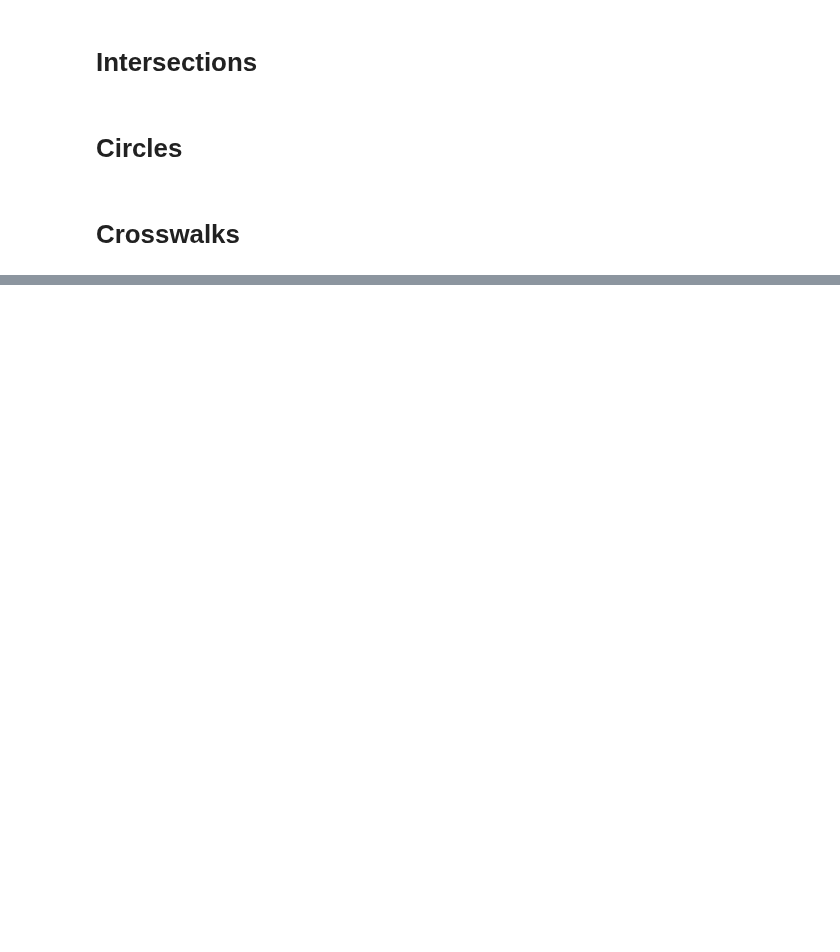
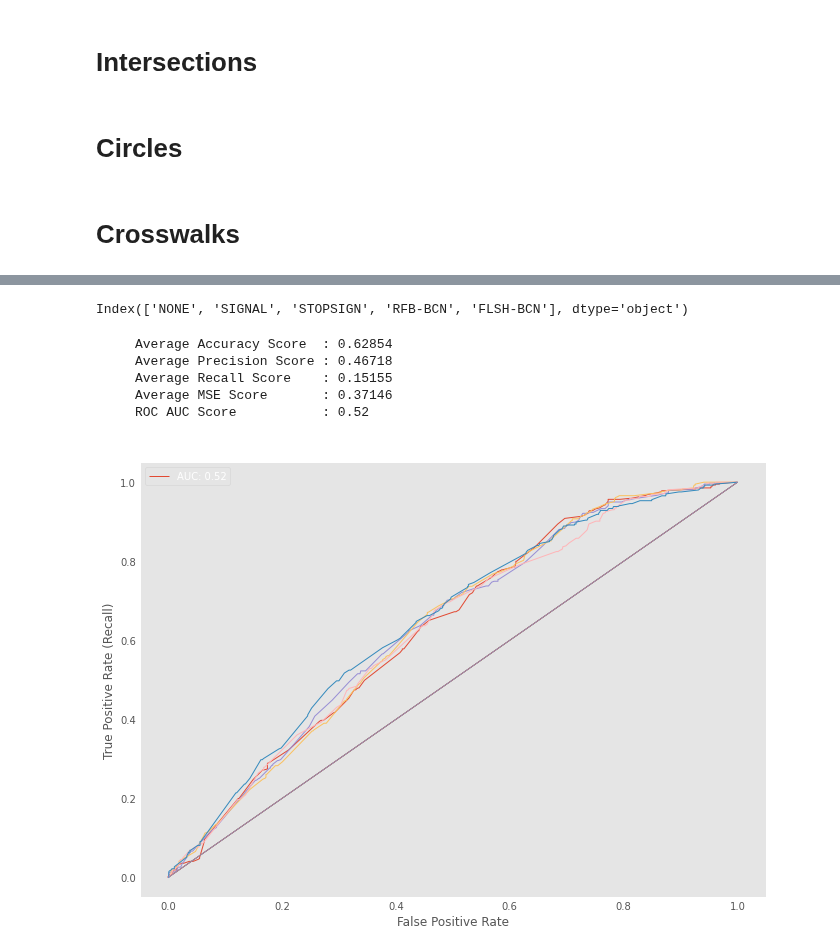
Before and after one commit to DataCircles/traffic_collisions_ml_team1, a Jupyter notebook: notebooks/cindy_severity_models.ipynb, the cells around one changed output, grey strips where cells are left out. Cells and saved outputs as stored; diff of their text form; code cells hidden in the pictures; blank space fills up the shorter version.

```diff
--- a/notebooks/cindy_severity_models.ipynb
+++ b/notebooks/cindy_severity_models.ipynb
@@ -112,0 +380,4 @@ plt.savefig('../reports/blocks_cat_featimport.png')
+# %%
+distinct_xw['crosswalk_control'].value_counts().index
+# %% [output]
+Index(['NONE', 'SIGNAL', 'STOPSIGN', 'RFB-BCN', 'FLSH-BCN'], dtype='object')
@@ -112,0 +398,10 @@ plt.savefig('../reports/blocks_cat_featimport.png')
+# %%
+maintdist_dict = {'CENTRAL':0, 'SOUTH':1, 'NORTH':2, 'SW':3}
+distinct_xw['maint_district'] = distinct_xw['maint_district'].map(maintdist_dict)
+# %%
+xwcontrol_dict = {'NONE':0, 'SIGNAL':1, 'STOPSIGN':2, 'RFB-BCN':3, 'FLSH-BCN':4}
+distinct_xw['crosswalk_control'] = distinct_xw['crosswalk_control'].map(xwcontrol_dict)
+# %%
+X = distinct_xw.drop(columns=['crosswalkkey', 'approach']).copy()
+# %%
+y = (y > 0).astype(int)
@@ -112,0 +457,27 @@ plt.savefig('../reports/blocks_cat_featimport.png')
+# %%
+print(f'     Average Accuracy Score  : {np.mean(accuracies):2.5f}')
+print(f'     Average Precision Score : {np.mean(precisions):2.5f}')
+print(f'     Average Recall Score    : {np.mean(recalls):2.5f}')
+print(f'     Average MSE Score       : {np.mean(mses):2.5f}')
+print(f'     ROC AUC Score           : {roc_auc:2.2f}')
+# %% [output]
+     Average Accuracy Score  : 0.62854
+     Average Precision Score : 0.46718
+     Average Recall Score    : 0.15155
+     Average MSE Score       : 0.37146
+     ROC AUC Score           : 0.52
+# %%
+fig, ax = plt.subplots(figsize=(10,8))
+
+for i in range(len(fprs)):
+    ax.plot(fprs[i], tprs[i], linewidth=1)
+    ax.plot([0,1], [0,1], linewidth=0.7)
+    ax.grid(False)
+    ax.set_xlabel('False Positive Rate')
+    ax.set_ylabel('True Positive Rate (Recall)')
+    ax.set_title('Blocks: Random Forest ROC Curve (5 kfolds)')
+ax.legend([f'AUC: {roc_auc:2.2f}'])
+
+plt.savefig('../reports/figures/crosswalks_rf_kfolds.png')
+# %% [output]
+[figure, added]
```
Also changed, not shown: parts of 51 cells of this notebook, 8 other files.
